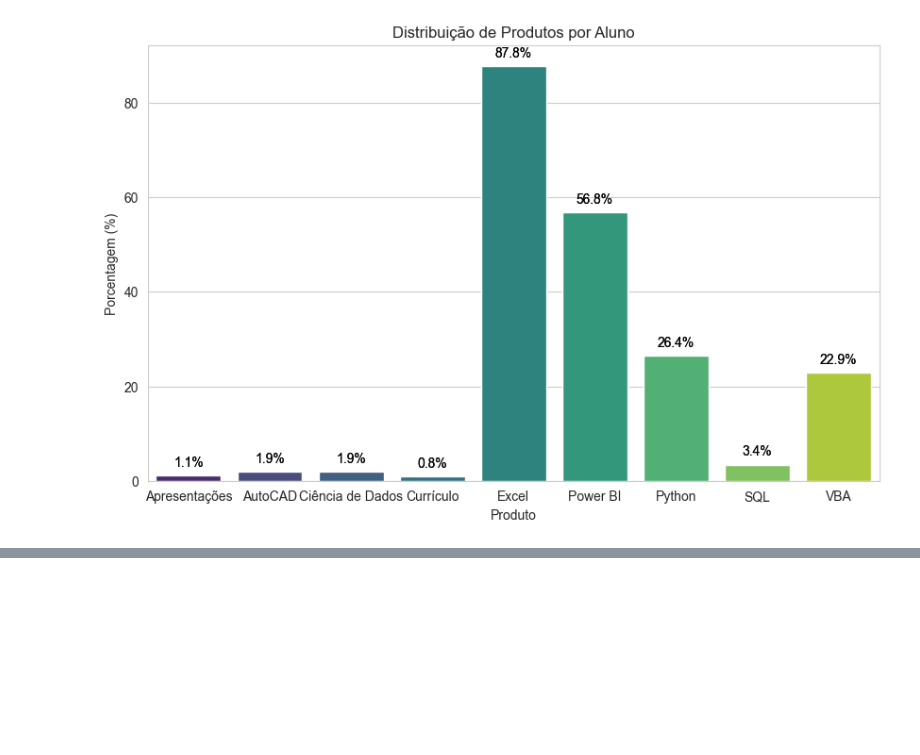
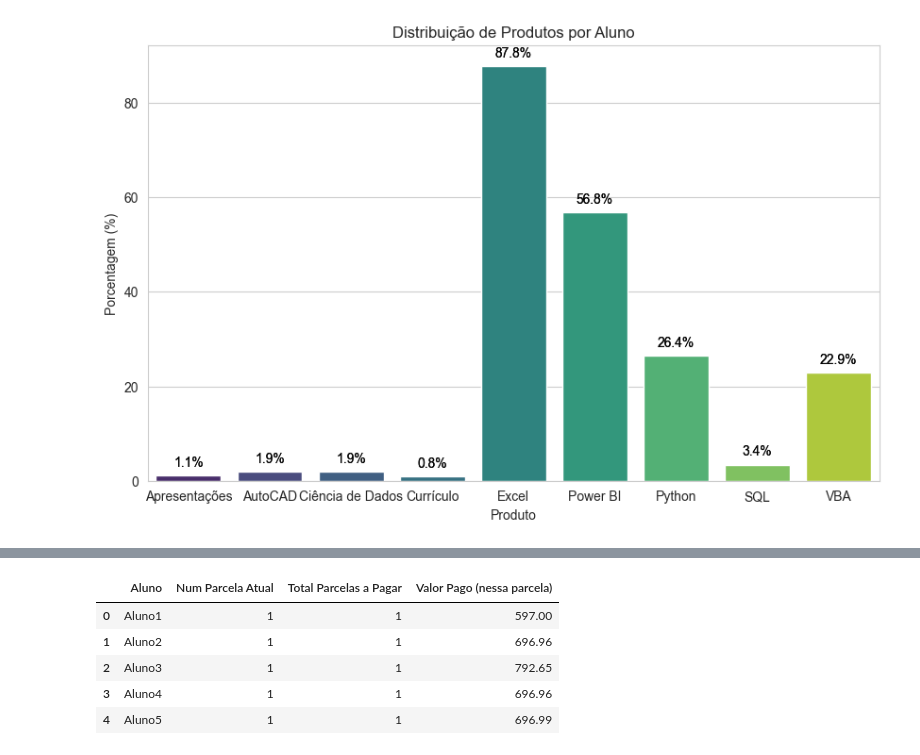
Before and after one commit to Wanderson-Goncalves/Desafio_Analise_de_Dados_de_Processo_Seletivo, a Jupyter notebook: analise_dados.ipynb, the cells around one changed output, grey strips where cells are left out. Drawn from its saved outputs; the diff is of its cells as text; code cells hidden in the pictures; blank space fills up the shorter version.

```diff
--- a/analise_dados.ipynb
+++ b/analise_dados.ipynb
@@ -229,0 +251,9 @@ Passing `palette` without assigning `hue` is deprecated and will be removed in v
+# %%
+df_parcelamento.head()
+# %% [output]
+|  | Aluno | Num Parcela Atual | Total Parcelas a Pagar | Valor Pago (nessa parcela) |
+| 0 | Aluno1 | 1 | 1 | 597.00 |
+| 1 | Aluno2 | 1 | 1 | 696.96 |
+| 2 | Aluno3 | 1 | 1 | 792.65 |
+| 3 | Aluno4 | 1 | 1 | 696.96 |
+| 4 | Aluno5 | 1 | 1 | 696.99 |
```
Also changed, not shown: parts of 12 cells of this notebook, 2 other files.
